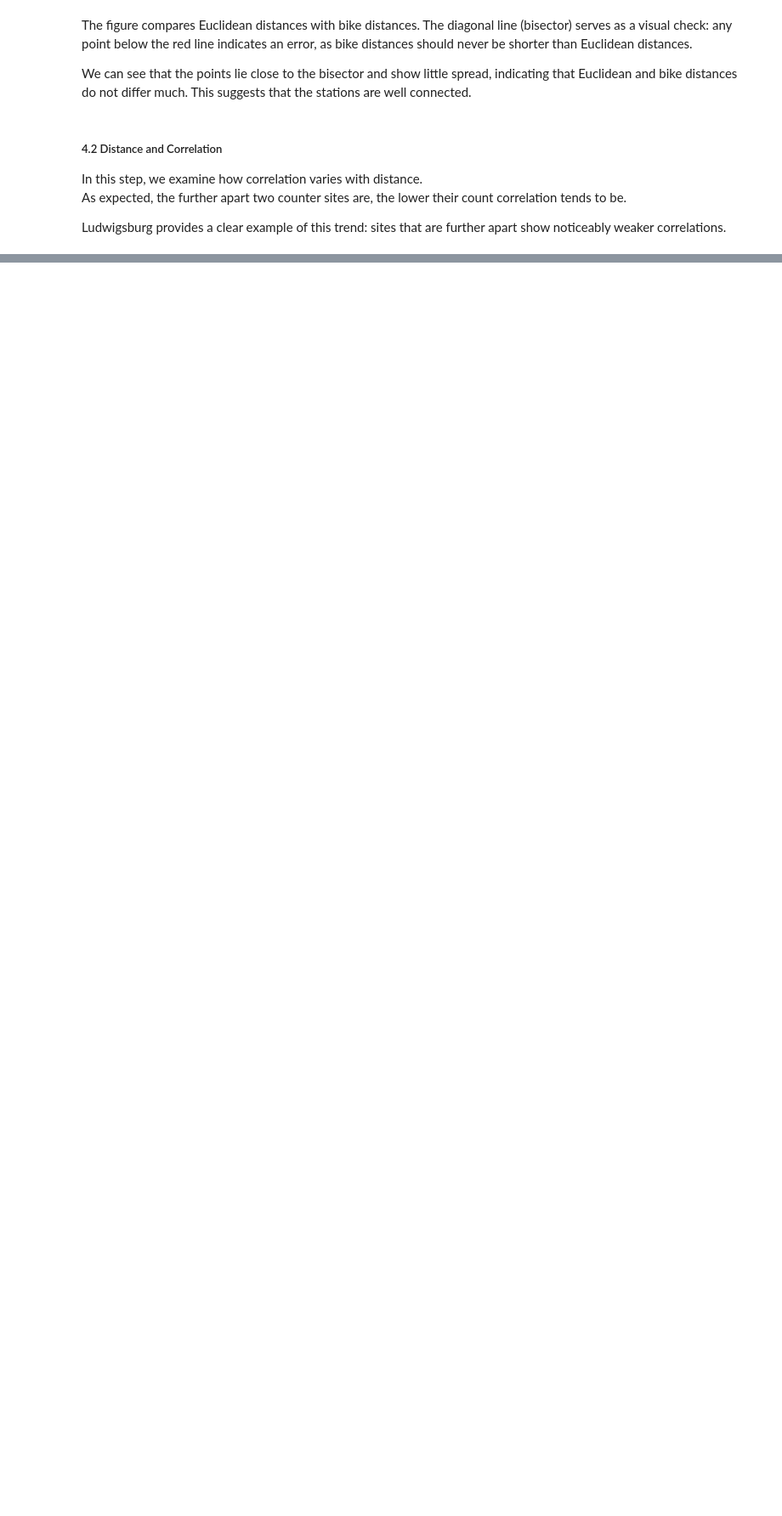
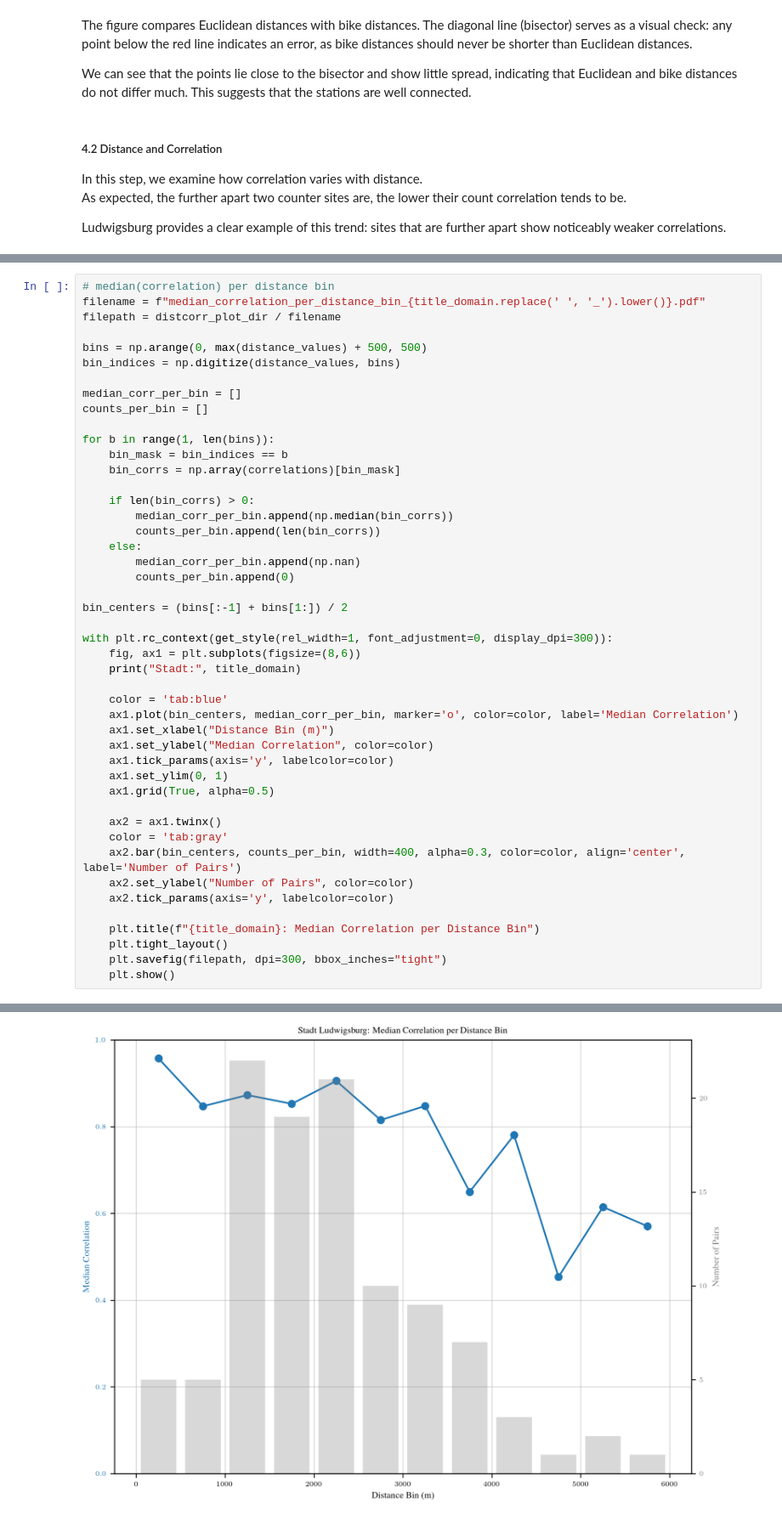
Before and after one commit to cleesee/fahrradzaehler, a Jupyter notebook: notebooks/distcorr_updated.ipynb, the cells around one changed output, grey strips where cells are left out. Shown at 85% size. Drawn from its saved outputs; the diff is of its cells as text; blank space fills up the shorter version.

```diff
--- a/notebooks/distcorr_updated.ipynb
+++ b/notebooks/distcorr_updated.ipynb
@@ -487,0 +562,47 @@ with plt.rc_context(get_style(rel_width=1,display_dpi=200)):
+# %%
+# median(correlation) per distance bin
+filename = f"median_correlation_per_distance_bin_{title_domain.replace(' ', '_').lower()}.pdf"
+filepath = distcorr_plot_dir / filename
+
+bins = np.arange(0, max(distance_values) + 500, 500)
+bin_indices = np.digitize(distance_values, bins)
+
+median_corr_per_bin = []
+counts_per_bin = []
+
+for b in range(1, len(bins)):
+    bin_mask = bin_indices == b
+    bin_corrs = np.array(correlations)[bin_mask]
+
+    if len(bin_corrs) > 0:
+        median_corr_per_bin.append(np.median(bin_corrs))
+        counts_per_bin.append(len(bin_corrs))
+    else:
+        median_corr_per_bin.append(np.nan)
+        counts_per_bin.append(0)
+
+bin_centers = (bins[:-1] + bins[1:]) / 2
+
+with plt.rc_context(get_style(rel_width=1, font_adjustment=0, display_dpi=300)):
+    fig, ax1 = plt.subplots(figsize=(8,6))
+    print("Stadt:", title_domain)
+
+    color = 'tab:blue'
+    ax1.plot(bin_centers, median_corr_per_bin, marker='o', color=color, label='Median Correlation')
+    ax1.set_xlabel("Distance Bin (m)")
+    ax1.set_ylabel("Median Correlation", color=color)
+    ax1.tick_params(axis='y', labelcolor=color)
+    ax1.set_ylim(0, 1)
+    ax1.grid(True, alpha=0.5)
+
+    ax2 = ax1.twinx()
+    color = 'tab:gray'
+    ax2.bar(bin_centers, counts_per_bin, width=400, alpha=0.3, color=color, align='center', label='Number of Pairs')
+    ax2.set_ylabel("Number of Pairs", color=color)
+    ax2.tick_params(axis='y', labelcolor=color)
+
+    plt.title(f"{title_domain}: Median Correlation per Distance Bin")
+    plt.tight_layout()
+    plt.savefig(filepath, dpi=300, bbox_inches="tight")
+    plt.show()
+# %% [output]
@@ -488,3 +610,4 @@ with plt.rc_context(get_style(rel_width=1,display_dpi=200)):
+[figure, added]
 # %%
 from tabulate import tabulate
 
```
Also changed, not shown: parts of 9 cells of this notebook.
